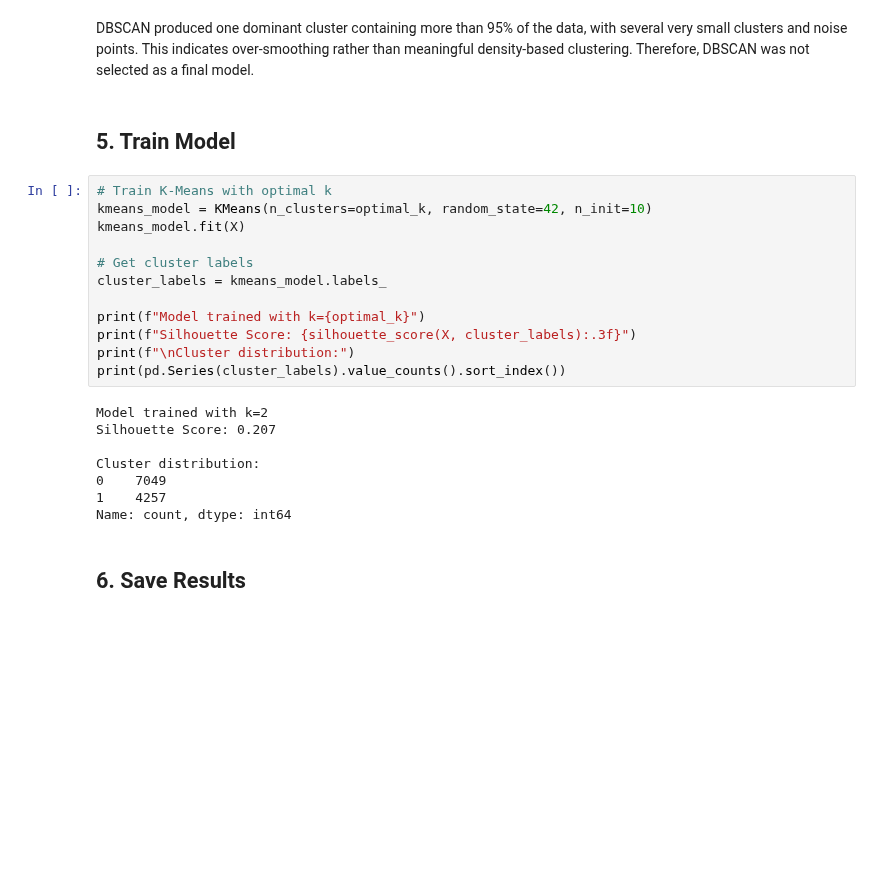
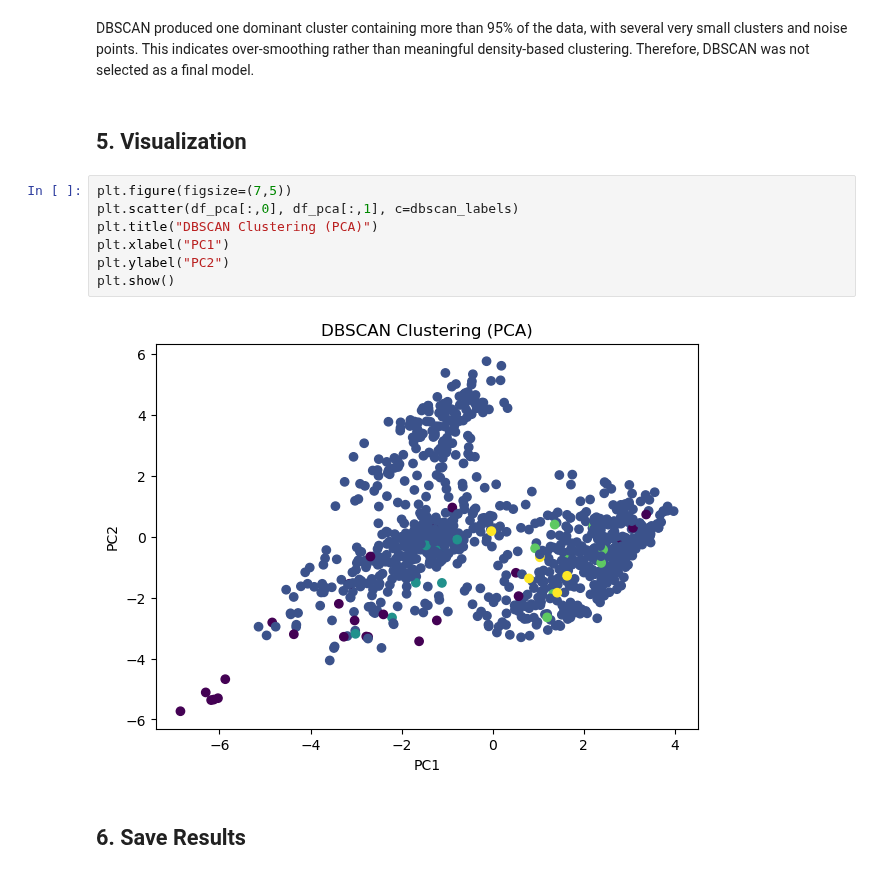
Before and after one commit to alberehap/Project-ML, a Jupyter notebook: unsupervised_models.ipynb, the cells around one changed output. Cells and saved outputs as stored; diff of their text form; blank space fills up the shorter version.

Commit message:
Visualization

```diff
--- a/unsupervised_models.ipynb
+++ b/unsupervised_models.ipynb
@@ -182,27 +182,16 @@ np.unique(dbscan_labels, return_counts=True)
 # %% [markdown]
 DBSCAN produced one dominant cluster containing more than 95% of the data, with several very small clusters and noise points. This indicates over-smoothing rather than meaningful density-based clustering. Therefore, DBSCAN was not selected as a final model.
 # %% [markdown]
-## 5. Train Model
+## 5. Visualization
 # %%
-# Train K-Means with optimal k
-kmeans_model = KMeans(n_clusters=optimal_k, random_state=42, n_init=10)
-kmeans_model.fit(X)
-
-# Get cluster labels
-cluster_labels = kmeans_model.labels_
-
-print(f"Model trained with k={optimal_k}")
-print(f"Silhouette Score: {silhouette_score(X, cluster_labels):.3f}")
-print(f"\nCluster distribution:")
-print(pd.Series(cluster_labels).value_counts().sort_index())
+plt.figure(figsize=(7,5))
+plt.scatter(df_pca[:,0], df_pca[:,1], c=dbscan_labels)
+plt.title("DBSCAN Clustering (PCA)")
+plt.xlabel("PC1")
+plt.ylabel("PC2")
+plt.show()
 # %% [output]
-Model trained with k=2
-Silhouette Score: 0.207
-
-Cluster distribution:
-0    7049
-1    4257
-Name: count, dtype: int64
+[figure, added]
 # %% [markdown]
 ## 6. Save Results
 # %%
```
